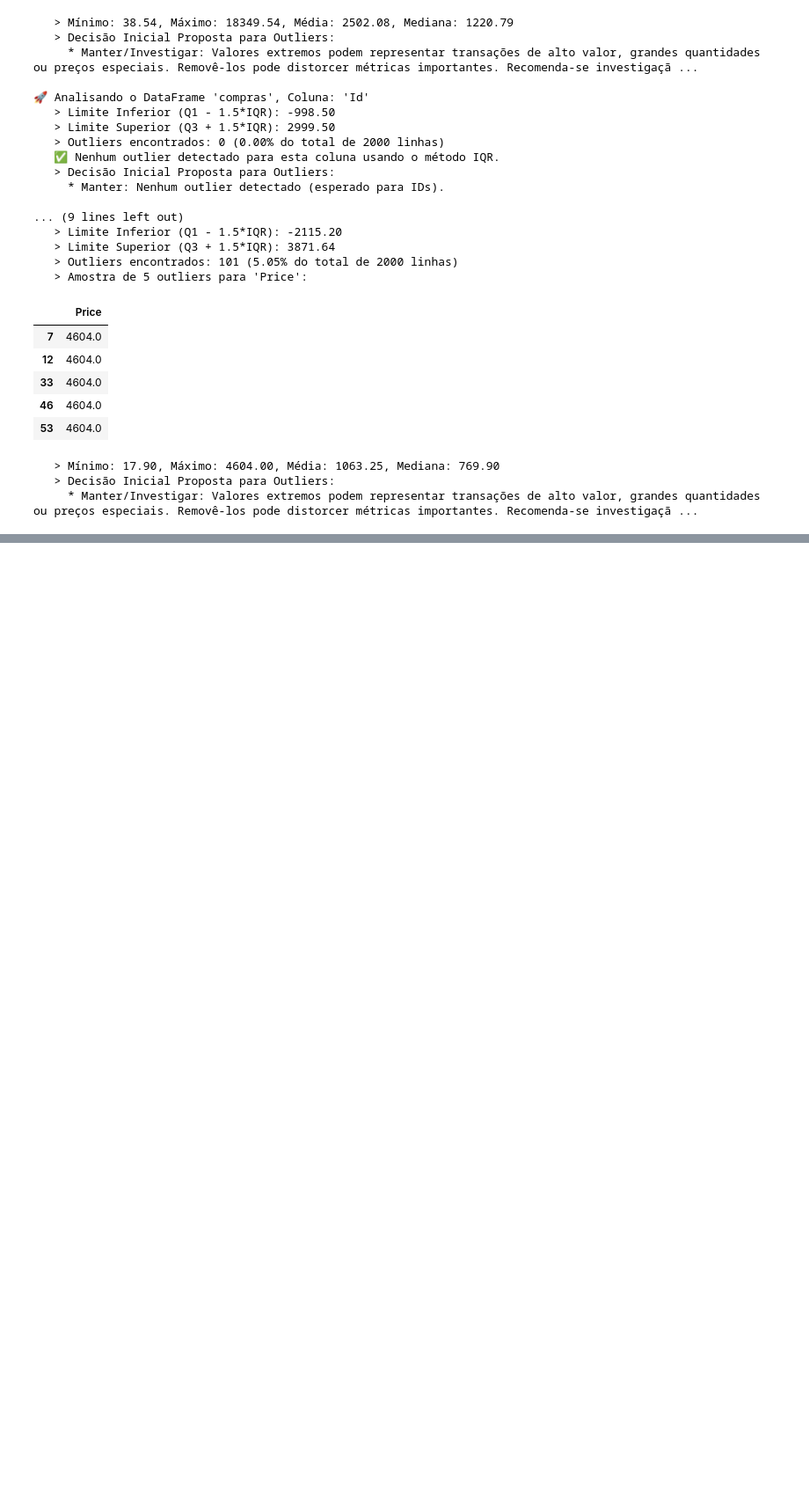
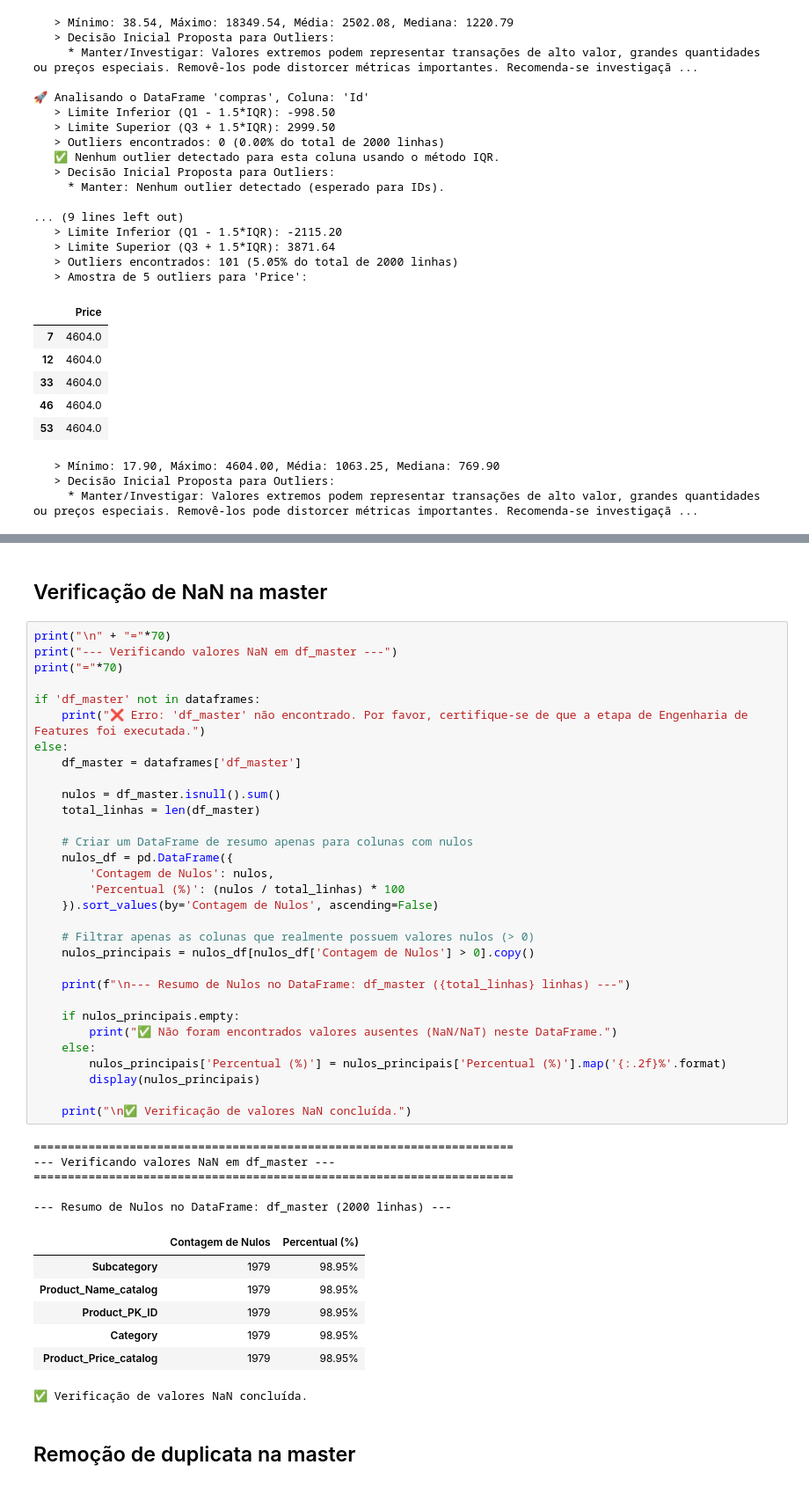
Before and after one commit to vic-fmr/ecommerce-analytics, a Jupyter notebook: codigo/analise_ecommerce.ipynb, the cells around one changed output, grey strips where cells are left out. Shown: that part at 88% size. Saved outputs shown, nothing was run; the diff lists cells and outputs as text; blank space fills up the shorter version.

```diff
--- a/codigo/analise_ecommerce.ipynb
+++ b/codigo/analise_ecommerce.ipynb
@@ -703,0 +902,48 @@ for df_name, columns in colunas_numericas_outliers.items():
+# %% [markdown]
+## Verificação de NaN na master
+# %%
+print("\n" + "="*70)
+print("--- Verificando valores NaN em df_master ---")
+print("="*70)
+
+if 'df_master' not in dataframes:
+    print("❌ Erro: 'df_master' não encontrado. Por favor, certifique-se de que a etapa de Engenharia de Features foi executada.")
+else:
+    df_master = dataframes['df_master']
+
+    nulos = df_master.isnull().sum()
+    total_linhas = len(df_master)
+
+    # Criar um DataFrame de resumo apenas para colunas com nulos
+    nulos_df = pd.DataFrame({
+        'Contagem de Nulos': nulos,
+        'Percentual (%)': (nulos / total_linhas) * 100
+    }).sort_values(by='Contagem de Nulos', ascending=False)
+
+    # Filtrar apenas as colunas que realmente possuem valores nulos (> 0)
+    nulos_principais = nulos_df[nulos_df['Contagem de Nulos'] > 0].copy()
+
+    print(f"\n--- Resumo de Nulos no DataFrame: df_master ({total_linhas} linhas) ---")
+
+    if nulos_principais.empty:
+        print("✅ Não foram encontrados valores ausentes (NaN/NaT) neste DataFrame.")
+    else:
+        nulos_principais['Percentual (%)'] = nulos_principais['Percentual (%)'].map('{:.2f}%'.format)
+        display(nulos_principais)
+
+    print("\n✅ Verificação de valores NaN concluída.")
+# %% [output]
+======================================================================
+--- Verificando valores NaN em df_master ---
+======================================================================
+
+--- Resumo de Nulos no DataFrame: df_master (2000 linhas) ---
+|  | Contagem de Nulos | Percentual (%) |
+| Subcategory | 1979 | 98.95% |
+| Product_Name_catalog | 1979 | 98.95% |
+| Product_PK_ID | 1979 | 98.95% |
+| Category | 1979 | 98.95% |
+| Product_Price_catalog | 1979 | 98.95% |
+✅ Verificação de valores NaN concluída.
+# %% [markdown]
+## Remoção de duplicata na master
```
Also changed, not shown: parts of 21 cells of this notebook.
